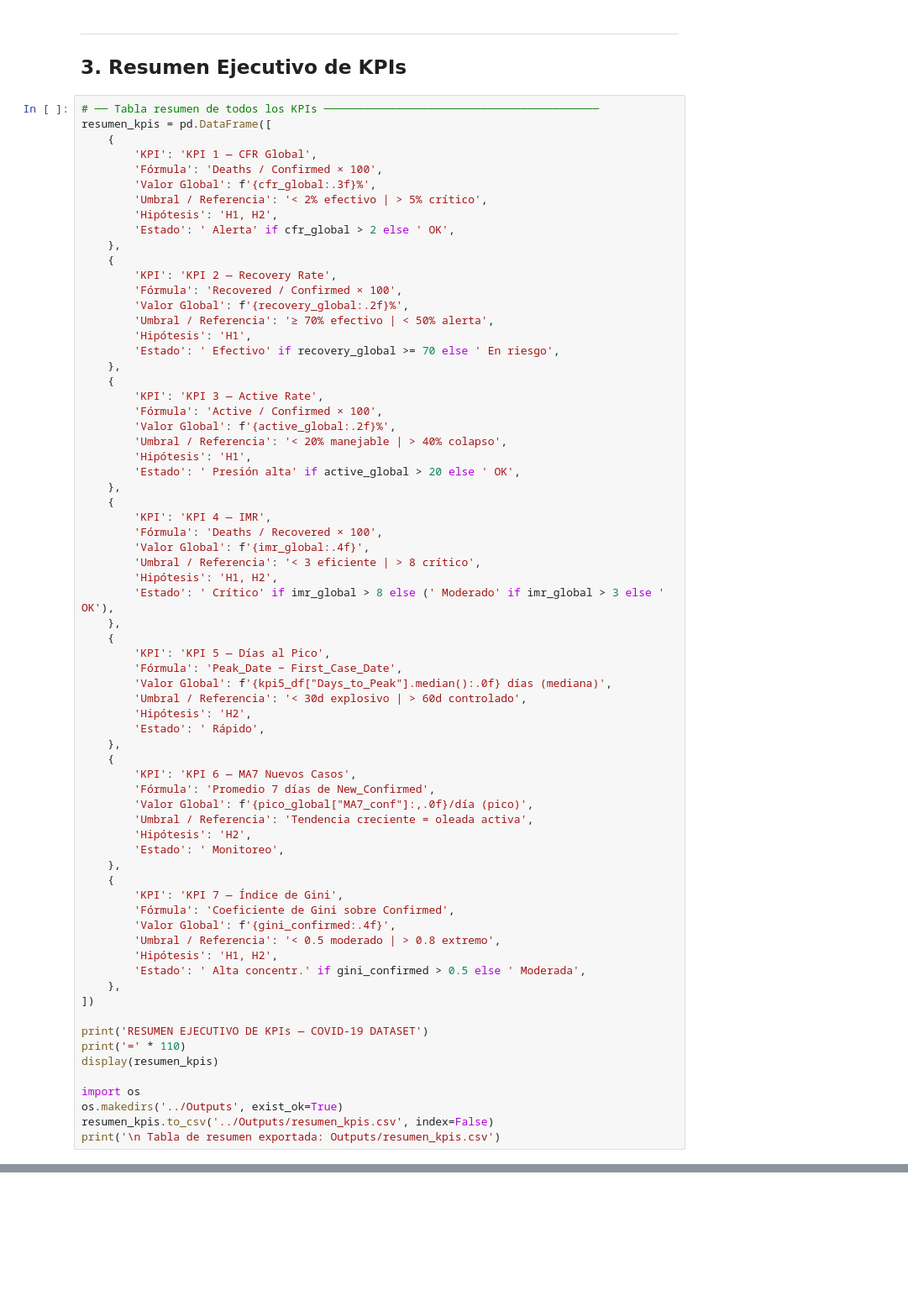
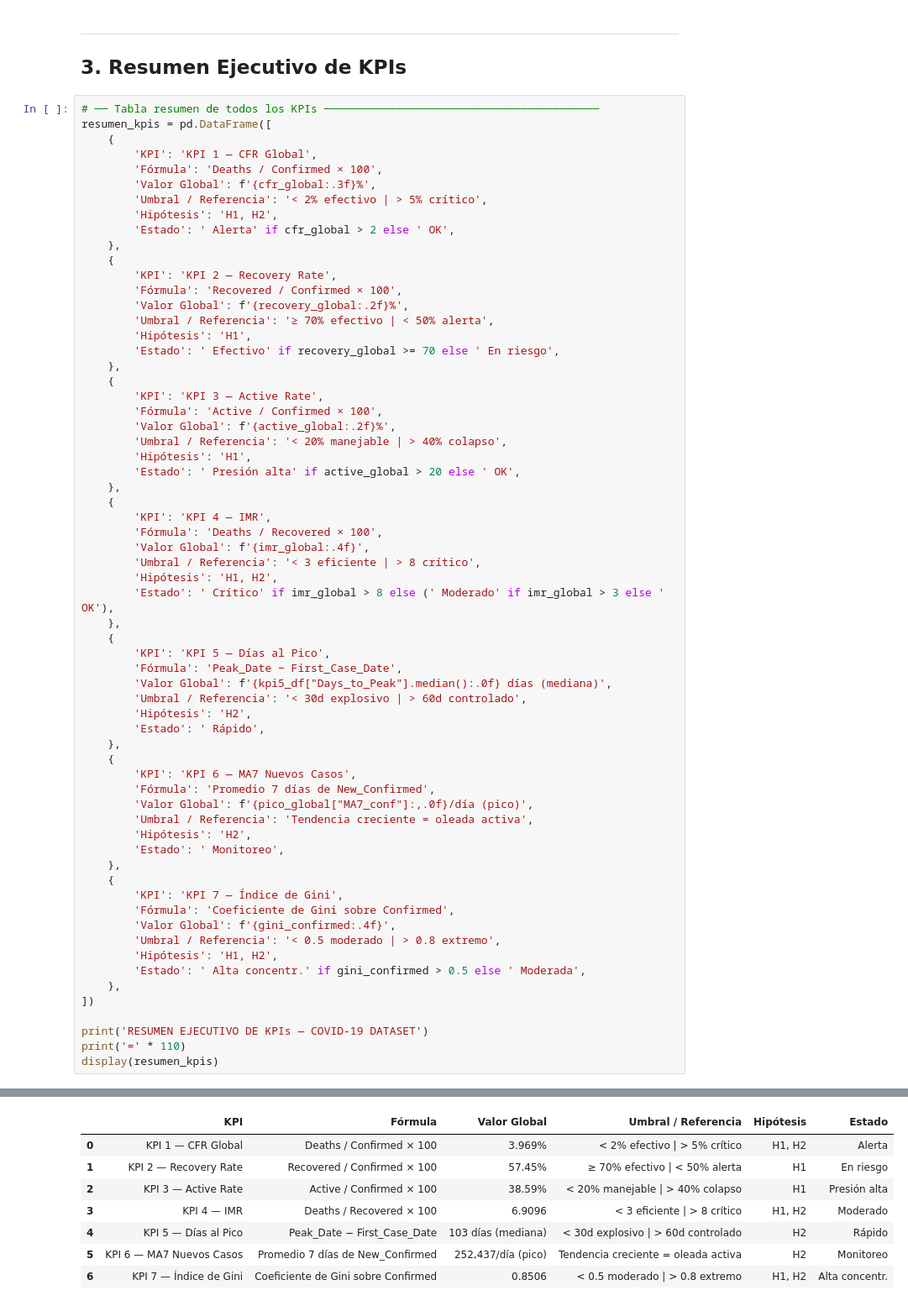
Before and after one commit to EmilianoVS09/Entrega3AnalisisDatos, a Jupyter notebook: Notebooks/Definicion_KPIs.ipynb, the cells around one changed output, grey strips where cells are left out. Shown at 84% size. Saved outputs shown, nothing was run; the diff lists cells and outputs as text; blank space fills up the shorter version.

```diff
--- a/Notebooks/Definicion_KPIs.ipynb
+++ b/Notebooks/Definicion_KPIs.ipynb
@@ -866,8 +1033,4 @@ resumen_kpis = pd.DataFrame([
 print('RESUMEN EJECUTIVO DE KPIs — COVID-19 DATASET')
 print('=' * 110)
 display(resumen_kpis)
-
-import os
-os.makedirs('../Outputs', exist_ok=True)
-resumen_kpis.to_csv('../Outputs/resumen_kpis.csv', index=False)
-print('\n Tabla de resumen exportada: Outputs/resumen_kpis.csv')
+# %% [output]
@@ -874,3 +1039,11 @@ print('\n Tabla de resumen exportada: Outputs/resumen_kpis.csv')
+|  | KPI | Fórmula | Valor Global | Umbral / Referencia | Hipótesis | Estado |
+| 0 | KPI 1 — CFR Global | Deaths / Confirmed × 100 | 3.969% | < 2% efectivo | > 5% crítico | H1, H2 | Alerta |
+| 1 | KPI 2 — Recovery Rate | Recovered / Confirmed × 100 | 57.45% | ≥ 70% efectivo | < 50% alerta | H1 | En riesgo |
+| 2 | KPI 3 — Active Rate | Active / Confirmed × 100 | 38.59% | < 20% manejable | > 40% colapso | H1 | Presión alta |
+| 3 | KPI 4 — IMR | Deaths / Recovered × 100 | 6.9096 | < 3 eficiente | > 8 crítico | H1, H2 | Moderado |
+| 4 | KPI 5 — Días al Pico | Peak_Date − First_Case_Date | 103 días (mediana) | < 30d explosivo | > 60d controlado | H2 | Rápido |
+| 5 | KPI 6 — MA7 Nuevos Casos | Promedio 7 días de New_Confirmed | 252,437/día (pico) | Tendencia creciente = oleada activa | H2 | Monitoreo |
+| 6 | KPI 7 — Índice de Gini | Coeficiente de Gini sobre Confirmed | 0.8506 | < 0.5 moderado | > 0.8 extremo | H1, H2 | Alta concentr. |
 # %% [markdown]
 ---
 ## 4. Conclusiones de la Fase 4
```
Also changed, not shown: parts of 16 cells of this notebook, 8 other files.
